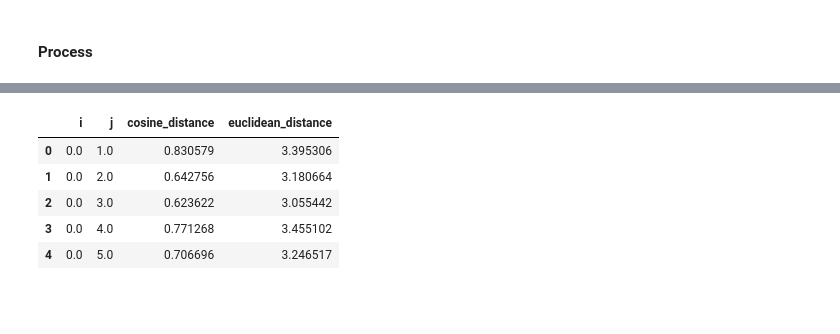
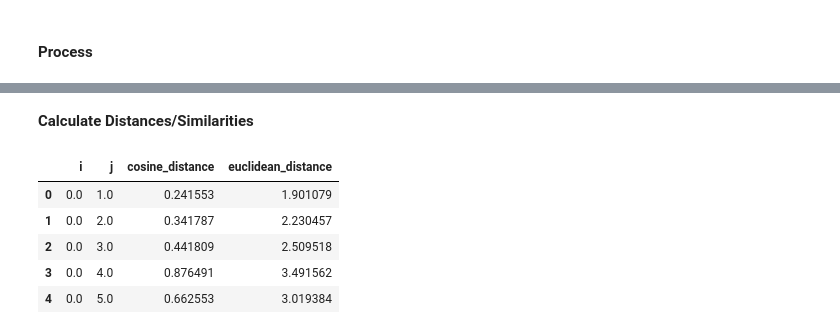
Before and after one commit to laxmilearn/ml_playground, a Jupyter notebook: src/st_mpnet_basev2_play.ipynb, the cells around one changed output, grey strips where cells are left out. Cells and saved outputs as stored; diff of their text form; code cells hidden in the pictures; blank space fills up the shorter version.

```diff
--- a/src/st_mpnet_basev2_play.ipynb
+++ b/src/st_mpnet_basev2_play.ipynb
@@ -82,6 +83,3 @@ baseline_df.head()
 | 2 | Justin Trudeau | Canada | 2020-10-13 | Hello everyone.\nIt’s good to be ... | Prime Minister’s remarks on COVID... | https://pm.gc.ca/en/news/speeches... |
 | 3 | Justin Trudeau | Canada | 2020-10-09 | Hello everyone.\nI’m happy to be ... | Prime Minister’s remarks on suppo... | https://pm.gc.ca/en/news/speeches... |
 | 4 | Justin Trudeau | Canada | 2020-10-08 | Hello everyone.\nThank you, Minis... | Prime Minister’s remarks on a new... | https://pm.gc.ca/en/news/speeches... |
-# %%
-baseline_df["Author_Date"] = baseline_df["Author"] + "/" + baseline_df["Date"]
-baseline_df.head()
@@ -95,10 +86,8 @@ baseline_df.head()
 # %%
-baseline_inputs = baseline_df
-
 # Use Train-Test Splitter to randomly pick the required sample size
-train_inputs, test_inputs = pkg_model_selection.train_test_split(baseline_inputs, train_size=sample_size/100)
+train_df, test_df = pkg_model_selection.train_test_split(baseline_df, train_size=sample_size/100)
 
 print("=== Baseline Split - Train and Test ===")
-print("Lengths: Baseline = {}, Train = {}, Test = {}".format(len(baseline_inputs), len(train_inputs), len(test_inputs)))
+print("Lengths: Baseline = {}, Train = {}, Test = {}".format(len(baseline_df), len(train_df), len(test_df)))
 # %% [output]
 === Baseline Split - Train and Test ===
@@ -111,6 +102,6 @@ train_inputs.to_csv("../.outputs/persisted/st_mpnet_basev2_sample_sentences.csv"
 # %%
 # Calculate Sentence Embeddings
 # (Assume order is preserved)
-train_embeddings = model.encode(train_inputs.Speech.array)
-train_embeddings.shape
+speech_embeddings = model.encode(train_df.Speech.array)
+speech_embeddings.shape
 # %% [output]
@@ -117,0 +109,4 @@ train_embeddings.shape
+# %%
+train_df["speech_embeddings"] = object()
+train_df["speech_embeddings"] = speech_embeddings
+train_df.head()
@@ -140,23 +163,25 @@ ax.legend(bbox_to_anchor=(1.1, 1), loc=2, borderaxespad=0.0)
+# %% [markdown]
+**Calculate Distances/Similarities**
 # %%
 # Calculate Distances/Similarities
 similarites_df = pkg_pandas.DataFrame(columns=["i", "j", "cosine_distance", "euclidean_distance"])
 
-for i in range(len(train_embeddings)):
-    for j in range(len(train_embeddings)-i-1):
+for i in range(len(speech_embeddings)):
+    for j in range(len(speech_embeddings)-i-1):
         # Do not compare various speeches of same author (bias removal?)
-        if (train_inputs.iloc[i].Author != train_inputs.iloc[j].Author):
-            cosine_distance = pkg_distance.cosine(train_embeddings[i], train_embeddings[i+j+1])
-            euclidean_distance = pkg_distance.euclidean(train_embeddings[i], train_embeddings[i+j+1])
+        if (train_df.iloc[i].Author != train_df.iloc[j].Author):
+            cosine_distance = pkg_distance.cosine(speech_embeddings[i], speech_embeddings[i+j+1])
+            euclidean_distance = pkg_distance.euclidean(speech_embeddings[i], speech_embeddings[i+j+1])
             similarites_df.loc[len(similarites_df)] = [i, j, cosine_distance, euclidean_distance]
 
 similarites_df.head()
 # %% [output]
 |  | i | j | cosine_distance | euclidean_distance |
-| 0 | 0.0 | 1.0 | 0.830579 | 3.395306 |
-| 1 | 0.0 | 2.0 | 0.642756 | 3.180664 |
-| 2 | 0.0 | 3.0 | 0.623622 | 3.055442 |
-| 3 | 0.0 | 4.0 | 0.771268 | 3.455102 |
-| 4 | 0.0 | 5.0 | 0.706696 | 3.246517 |
+| 0 | 0.0 | 1.0 | 0.241553 | 1.901079 |
+| 1 | 0.0 | 2.0 | 0.341787 | 2.230457 |
+| 2 | 0.0 | 3.0 | 0.441809 | 2.509518 |
+| 3 | 0.0 | 4.0 | 0.876491 | 3.491562 |
+| 4 | 0.0 | 5.0 | 0.662553 | 3.019384 |
 # %%
 # Filter rows that have less than maximum allowed cosine distance
 similarites_df = similarites_df[(similarites_df["cosine_distance"] < (max_cosine_distance/100))]
```
Also changed, not shown: parts of 15 cells of this notebook, 2 other files.
